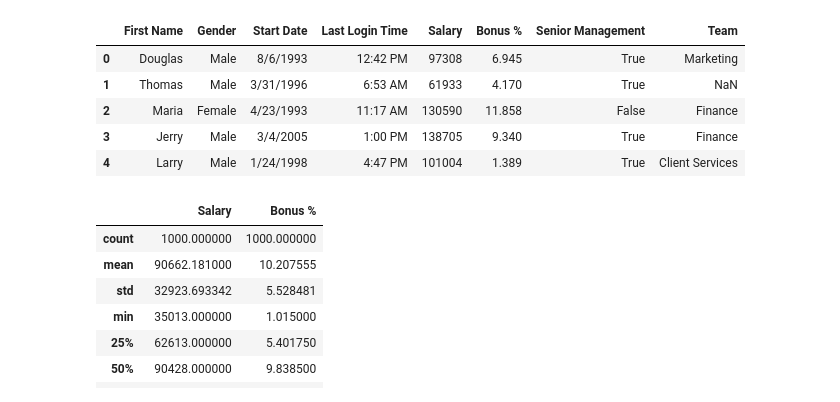
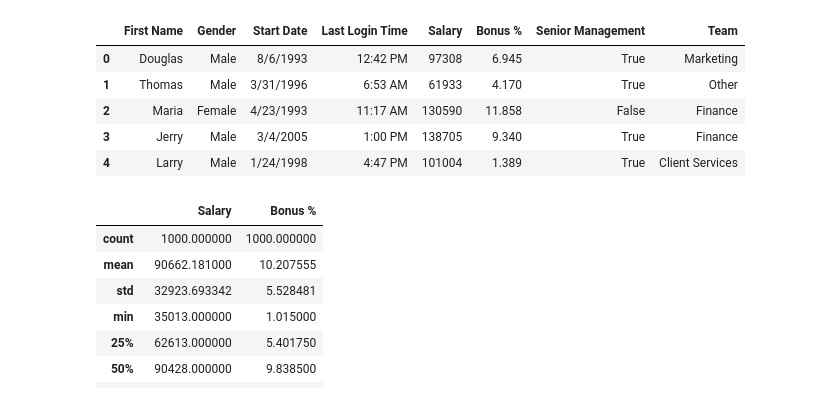
Before and after one commit to nushankodikara/PUSL2077, a Jupyter notebook: Lecture05-00.ipynb, the cells around one changed output. Cells and saved outputs as stored; diff of their text form; code cells hidden in the pictures.

```diff
--- a/Lecture05-00.ipynb
+++ b/Lecture05-00.ipynb
@@ -5,13 +5,13 @@ import matplotlib.pyplot as plt # for data visualization
 import numpy as np # for numerical operations
 import scipy.stats as scs # for statistical analysis
 # %%
-empdf = pd.read_csv('datasets/employees.csv')
+emp_df = pd.read_csv('datasets/employees.csv')
 # %%
-empdf.head()
+emp_df.head()
 # %% [output]
 |  | First Name | Gender | Start Date | Last Login Time | Salary | Bonus % | Senior Management | Team |
 | 0 | Douglas | Male | 8/6/1993 | 12:42 PM | 97308 | 6.945 | True | Marketing |
-| 1 | Thomas | Male | 3/31/1996 | 6:53 AM | 61933 | 4.170 | True | NaN |
+| 1 | Thomas | Male | 3/31/1996 | 6:53 AM | 61933 | 4.170 | True | Other |
 | 2 | Maria | Female | 4/23/1993 | 11:17 AM | 130590 | 11.858 | False | Finance |
 | 3 | Jerry | Male | 3/4/2005 | 1:00 PM | 138705 | 9.340 | True | Finance |
 | 4 | Larry | Male | 1/24/1998 | 4:47 PM | 101004 | 1.389 | True | Client Services |
```
Also changed, not shown: parts of 25 cells of this notebook, 2 other files.
